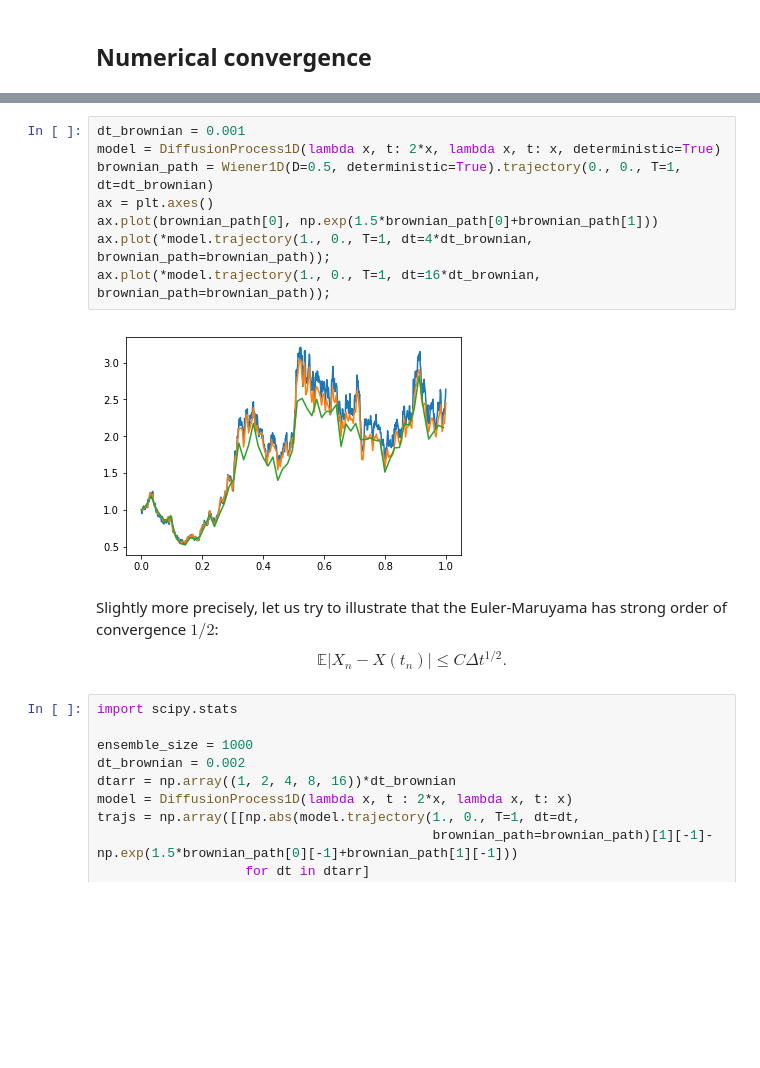
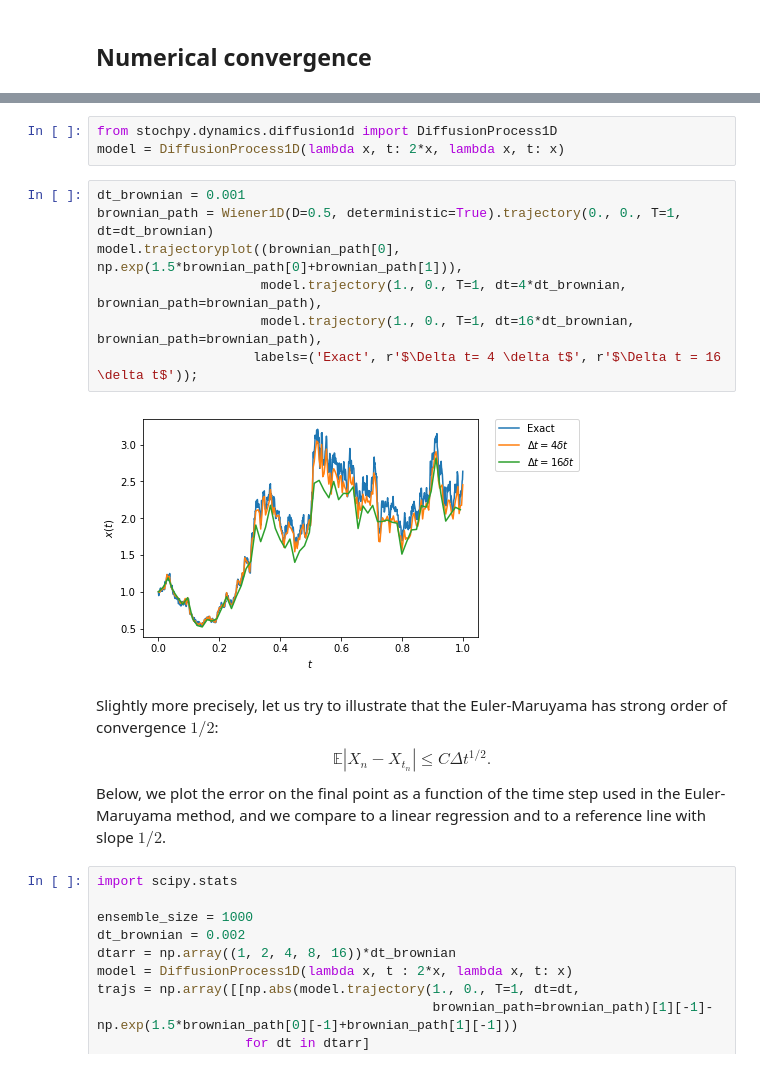
Before and after one commit to cbherbert/stochrare, a Jupyter notebook: demo/Diffusion1D.ipynb, the cells around one changed output, grey strips where cells are left out. Drawn from its saved outputs; the diff is of its cells as text; blank space fills up the shorter version.

```diff
--- a/demo/Diffusion1D.ipynb
+++ b/demo/Diffusion1D.ipynb
@@ -48,16 +97,19 @@ We compare to the analytical solution.
+# %%
+from stochpy.dynamics.diffusion1d import DiffusionProcess1D
+model = DiffusionProcess1D(lambda x, t: 2*x, lambda x, t: x)
 # %%
 dt_brownian = 0.001
-model = DiffusionProcess1D(lambda x, t: 2*x, lambda x, t: x, deterministic=True)
 brownian_path = Wiener1D(D=0.5, deterministic=True).trajectory(0., 0., T=1, dt=dt_brownian)
-ax = plt.axes()
-ax.plot(brownian_path[0], np.exp(1.5*brownian_path[0]+brownian_path[1]))
-ax.plot(*model.trajectory(1., 0., T=1, dt=4*dt_brownian, brownian_path=brownian_path));
-ax.plot(*model.trajectory(1., 0., T=1, dt=16*dt_brownian, brownian_path=brownian_path));
+model.trajectoryplot((brownian_path[0], np.exp(1.5*brownian_path[0]+brownian_path[1])),
+                     model.trajectory(1., 0., T=1, dt=4*dt_brownian, brownian_path=brownian_path),
+                     model.trajectory(1., 0., T=1, dt=16*dt_brownian, brownian_path=brownian_path),
+                    labels=('Exact', r'$\Delta t= 4 \delta t$', r'$\Delta t = 16 \delta t$'));
 # %% [output]
-[figure, old version]
+[figure, new version]
 # %% [markdown]
 Slightly more precisely, let us try to illustrate that the Euler-Maruyama has strong order of convergence $1/2$:
-$$ \mathbb{E}|X_n-X(t_n)| \leq C \Delta t^{1/2}.$$
+$$ \mathbb{E}|X_n-X_{t_n}| \leq C \Delta t^{1/2}.$$
+Below, we plot the error on the final point as a function of the time step used in the Euler-Maruyama method, and we compare to a linear regression and to a reference line with slope $1/2$.
 # %%
 import scipy.stats
 
```
Also changed, not shown: parts of 19 cells of this notebook.
